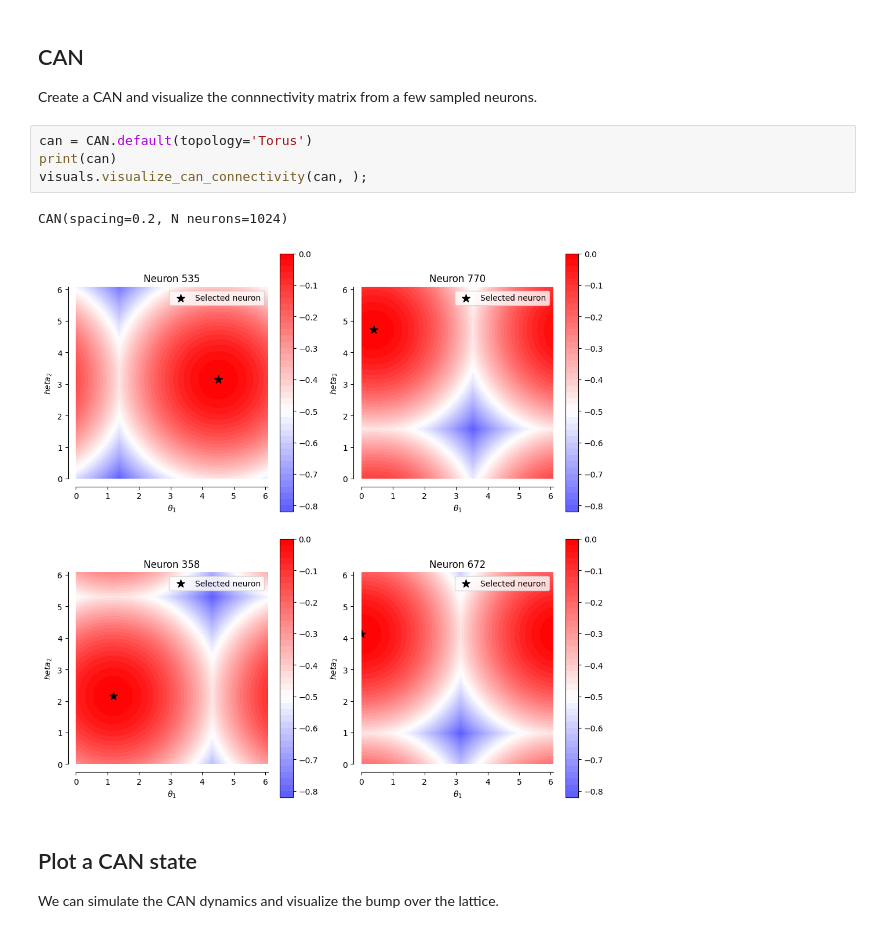
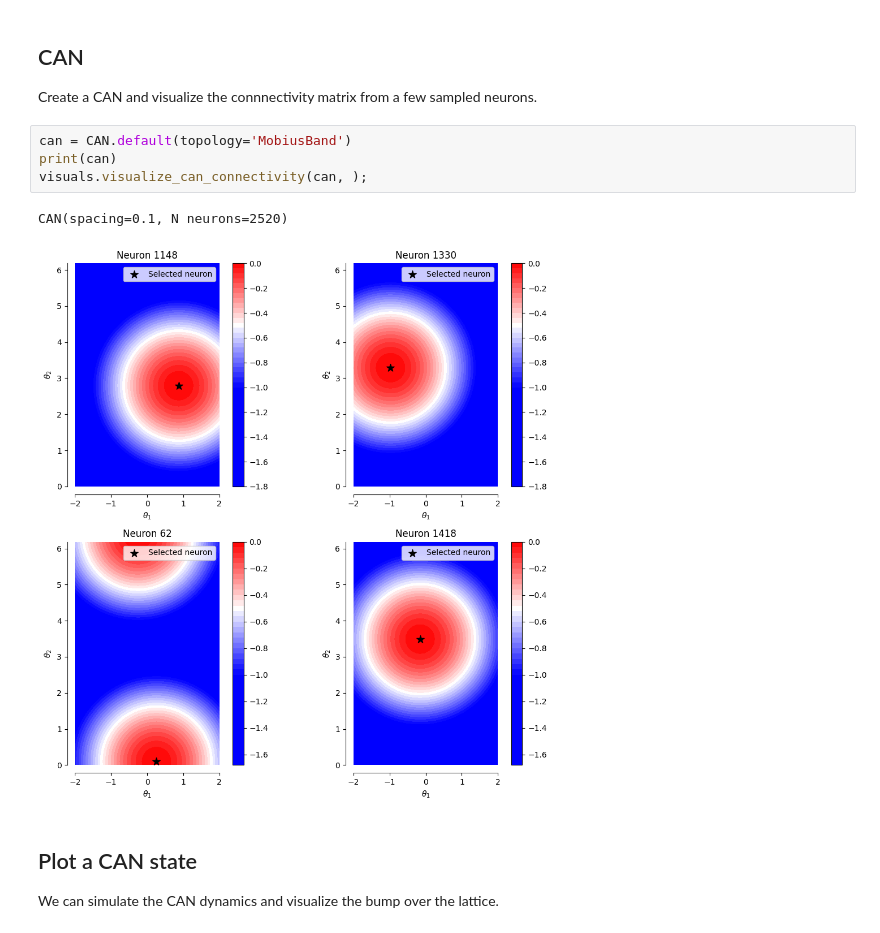
Before and after one commit to FieteLab/MADE, a Jupyter notebook: made/notebooks/visualize_connectivity.ipynb, the cells around one changed output. Drawn from its saved outputs; the diff is of its cells as text.

Commit message:
mobius and sphere

```diff
--- a/made/notebooks/visualize_connectivity.ipynb
+++ b/made/notebooks/visualize_connectivity.ipynb
@@ -29,12 +29,12 @@ f, ax = visuals.visualize_manifold(m, show_distances=True, distance_point=sample
 ## CAN
 Create a CAN and visualize the connnectivity matrix from a few sampled neurons.
 # %%
-can = CAN.default(topology='Torus')
+can = CAN.default(topology='MobiusBand')
 print(can)
 visuals.visualize_can_connectivity(can, );
 # %% [output]
-CAN(spacing=0.2, N neurons=1024)
+CAN(spacing=0.1, N neurons=2520)
-[figure, old version]
+[figure, new version]
 # %% [markdown]
 ## Plot a CAN state
 We can simulate the CAN dynamics and visualize the bump over the lattice.
```
Also changed, not shown: 4 other files.
